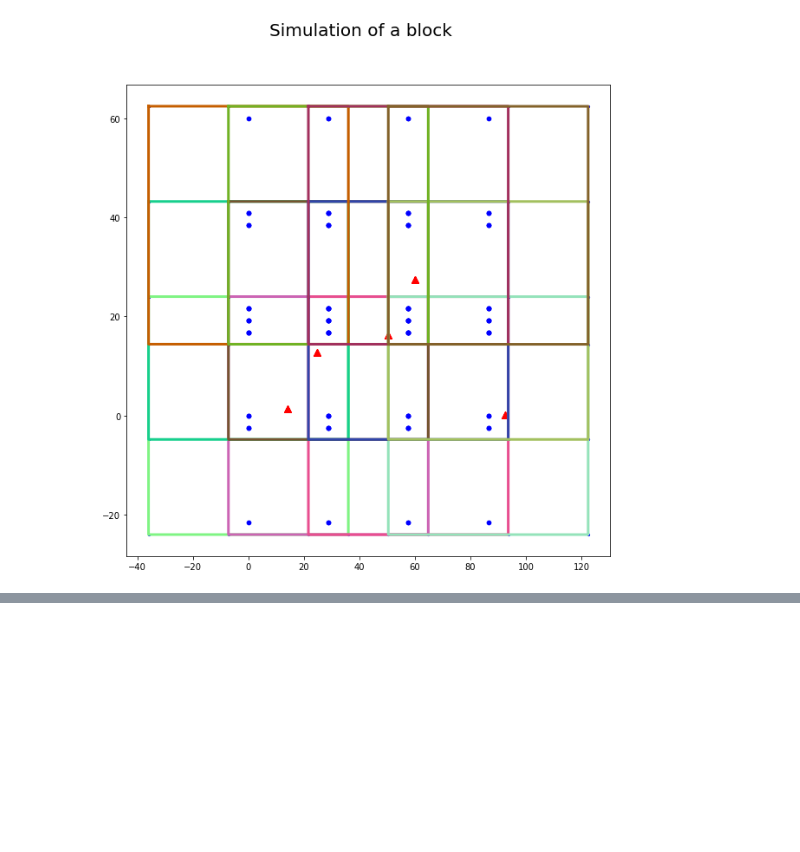
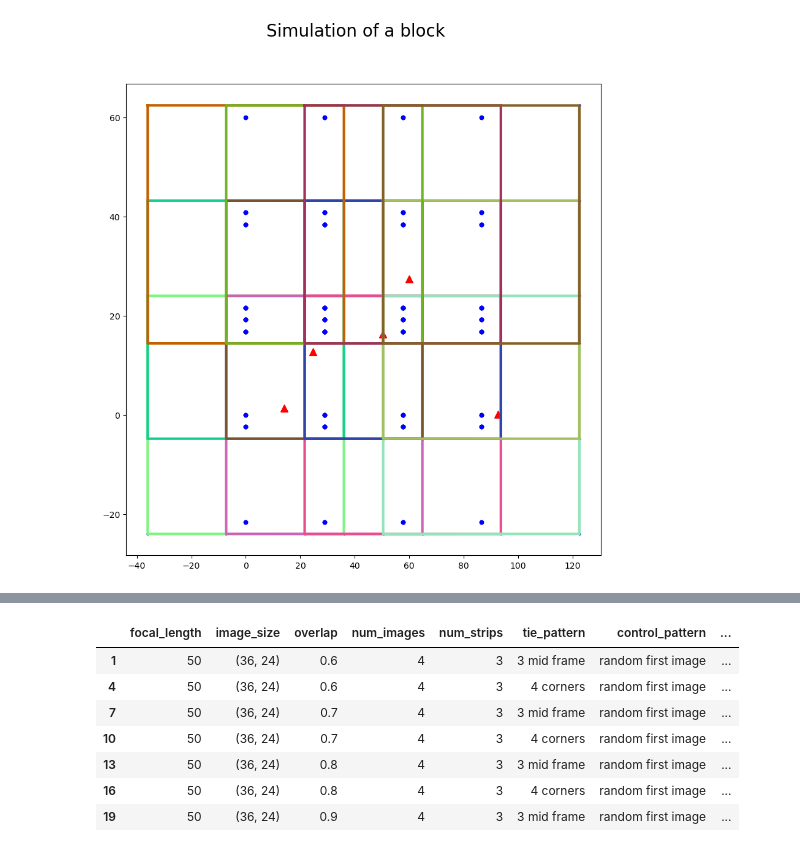
Before and after one commit to orenltr/Photogrammetry, a Jupyter notebook: Numerical_Aspects_in_Photogrammetry/Main_hw2.ipynb, the cells around one changed output, grey strips where cells are left out. Cells and saved outputs as stored; diff of their text form; code cells hidden in the pictures; blank space fills up the shorter version.

```diff
--- a/Numerical_Aspects_in_Photogrammetry/Main_hw2.ipynb
+++ b/Numerical_Aspects_in_Photogrammetry/Main_hw2.ipynb
@@ -150,0 +159,41 @@ Observation standard deviation:
+# %%
+import warnings
+
+# Suppress all warnings
+warnings.filterwarnings("ignore")
+
+
+blocks = []
+failed_runs = []
+
+for index, row in config.iterrows():
+    focal_length = row['focal_length']
+    image_size = row['image_size']
+    overlap = row['overlap']
+    num_images = row['num_images']
+    num_strips = row['num_strips']
+    tie_pattern = row['tie_pattern']
+    control_pattern = row['control_pattern']
+    num_control_points = row['num_control_points']
+    rotations_sigma = row['rotations_sigma']
+    altitude = row['altitude']
+
+    print('control pattern: {}, tie pattern: {}, overlap: {}'.format(control_pattern, tie_pattern, overlap))
+
+    block = None
+
+    try:
+        simulation = SimulateBlock(focal_length, image_size, overlap, num_images, num_strips, tie_pattern, control_pattern, num_control_points, rotations_sigma, altitude)
+        block = simulation.simulate_block()
+        SimulateBlock.add_noise_to_block(block, sigma_location=0.5, sigma_rotation=100, sigma_image_points=1, sigma_tie_points=0.5)
+        block.BundleAdjustment(0.01, 100, method='naive')
+    except Exception as e:
+        print('Exception occurred for configuration {}'.format(index))
+        failed_runs.append(index)
+
+    blocks.append(block)
+
+failed_configurations = config.loc[failed_runs]
+
+# Restore warning behavior (optional)
+warnings.filterwarnings("default")
@@ -150,0 +218,11 @@ Observation standard deviation:
+# %%
+failed_configurations
+# %% [output]
+|  | focal_length | image_size | overlap | num_images | num_strips | tie_pattern | control_pattern | ... |
+| 1 | 50 | (36, 24) | 0.6 | 4 | 3 | 3 mid frame | random first image | ... |
+| 4 | 50 | (36, 24) | 0.6 | 4 | 3 | 4 corners | random first image | ... |
+| 7 | 50 | (36, 24) | 0.7 | 4 | 3 | 3 mid frame | random first image | ... |
+| 10 | 50 | (36, 24) | 0.7 | 4 | 3 | 4 corners | random first image | ... |
+| 13 | 50 | (36, 24) | 0.8 | 4 | 3 | 3 mid frame | random first image | ... |
+| 16 | 50 | (36, 24) | 0.8 | 4 | 3 | 4 corners | random first image | ... |
+| 19 | 50 | (36, 24) | 0.9 | 4 | 3 | 3 mid frame | random first image | ... |
```
Also changed, not shown: parts of 12 cells of this notebook, 2 other files.
